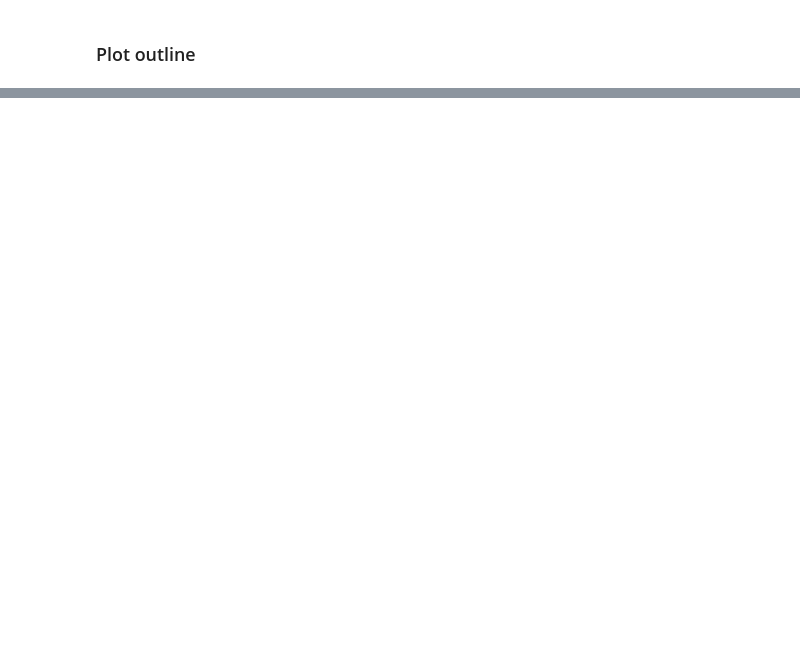
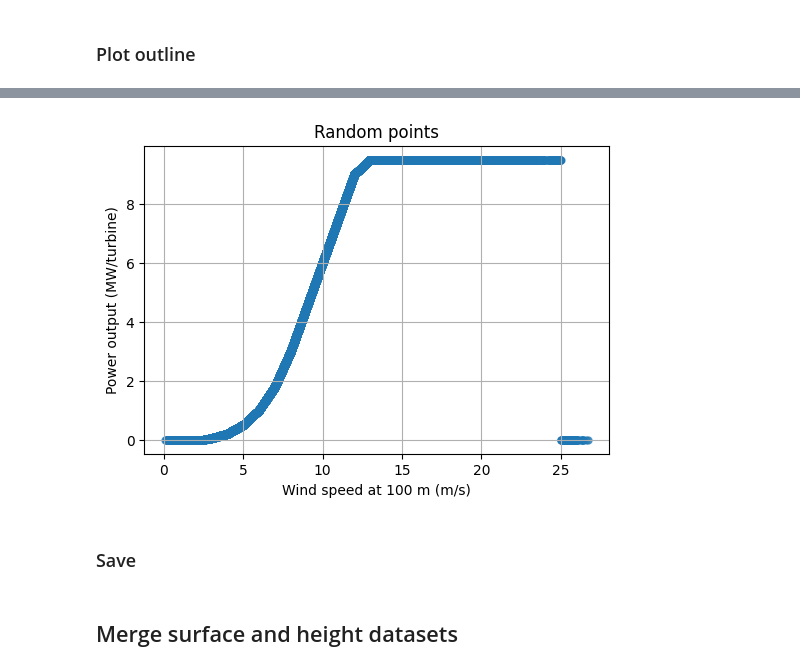
Before and after one commit to UAntwerpM4S/WindAI, a Jupyter notebook: data/Data.ipynb, the cells around one changed output, grey strips where cells are left out. Saved outputs shown, nothing was run; the diff lists cells and outputs as text; code cells hidden in the pictures; blank space fills up the shorter version.

```diff
--- a/data/Data.ipynb
+++ b/data/Data.ipynb
@@ -197,0 +159,5 @@ plot_cerra_domain_with_belgium_box(ds)
+# %%
+ds_height = cfgrib.open_datasets(
+    "Cerra_height.grib",
+    backend_kwargs={"indexpath": "", "decode_timedelta": True},
+)
@@ -197,0 +175,3 @@ plot_cerra_domain_with_belgium_box(ds)
+# %%
+aligned = xr.align(*cropped_height, join="inner")  # keep only common coords (e.g., time)
+ds_h = xr.merge(aligned, compat="override", combine_attrs="drop")
@@ -197,0 +236,38 @@ plot_cerra_domain_with_belgium_box(ds)
+# %%
+wind_power = xr.apply_ufunc(
+    np.interp,                          # call NumPy directly
+    ds_h_expanded["ws100"],
+    kwargs={"xp": ws_pts, "fp": p_pts, "left": 0.0, "right": 0.0},
+    input_core_dims=[[]],
+    output_core_dims=[[]],
+    vectorize=True,
+    dask="parallelized",
+    output_dtypes=[ds_h_expanded["ws100"].dtype],
+).rename("wind_power")
+wind_power.attrs = {}
+
+ds_h_expanded = ds_h_expanded.assign(wind_power=wind_power)
+# %%
+#SANITY CHECK
+x=ds_h_expanded["ws100"].isel(time=slice(0,500)).isel(y=slice(0,10)).isel(x=slice(0,10))
+y=ds_h_expanded["wind_power"].isel(time=slice(0,500)).isel(y=slice(0,10)).isel(x=slice(0,10))
+ws_flat = x.values.ravel()
+wp_flat = y.values.ravel()
+mask = np.isfinite(ws_flat) & np.isfinite(wp_flat)
+ws_flat = ws_flat[mask]; wp_flat = wp_flat[mask]
+
+rng = np.random.default_rng(42)
+n = min(100, ws_flat.size)
+idx = rng.choice(ws_flat.size, size=n, replace=False)
+
+plt.figure(figsize=(6,4))
+plt.scatter(ws_flat, wp_flat, s=25, alpha=0.7)
+plt.xlabel("Wind speed at 100 m (m/s)")
+plt.ylabel("Power output (MW/turbine)")
+plt.title(f"Random points")
+plt.grid(True)
+plt.show()
+# %% [output]
+[figure, added]
+# %% [markdown]
+### Save
@@ -197,0 +279,2 @@ plot_cerra_domain_with_belgium_box(ds)
+# %% [markdown]
+## Merge surface and height datasets
```
Also changed, not shown: parts of 30 cells of this notebook, 6 other files.
